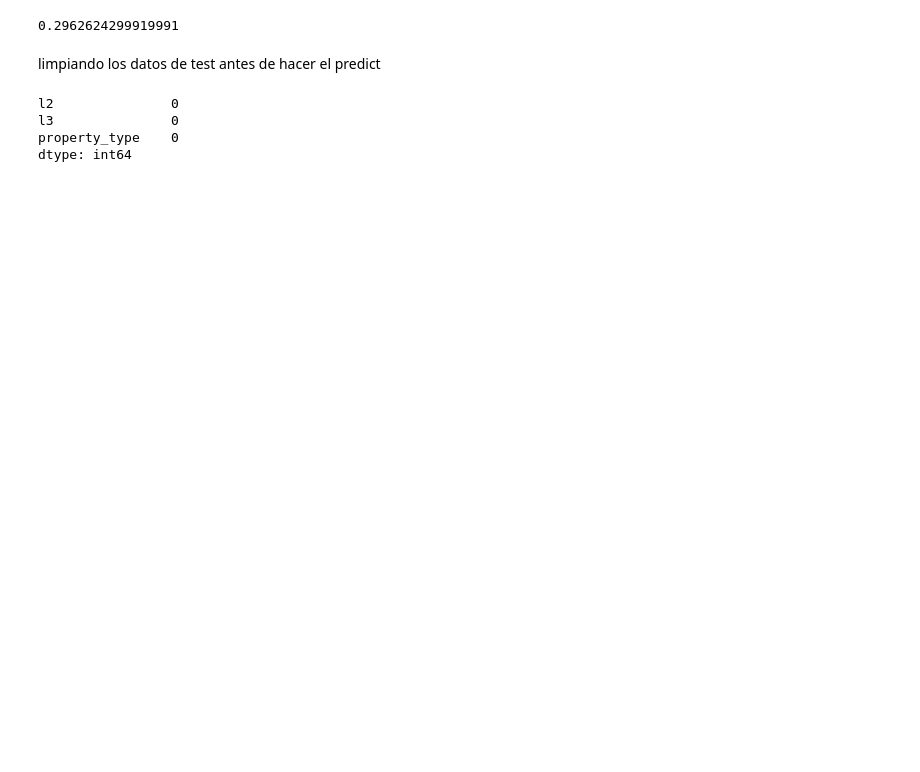
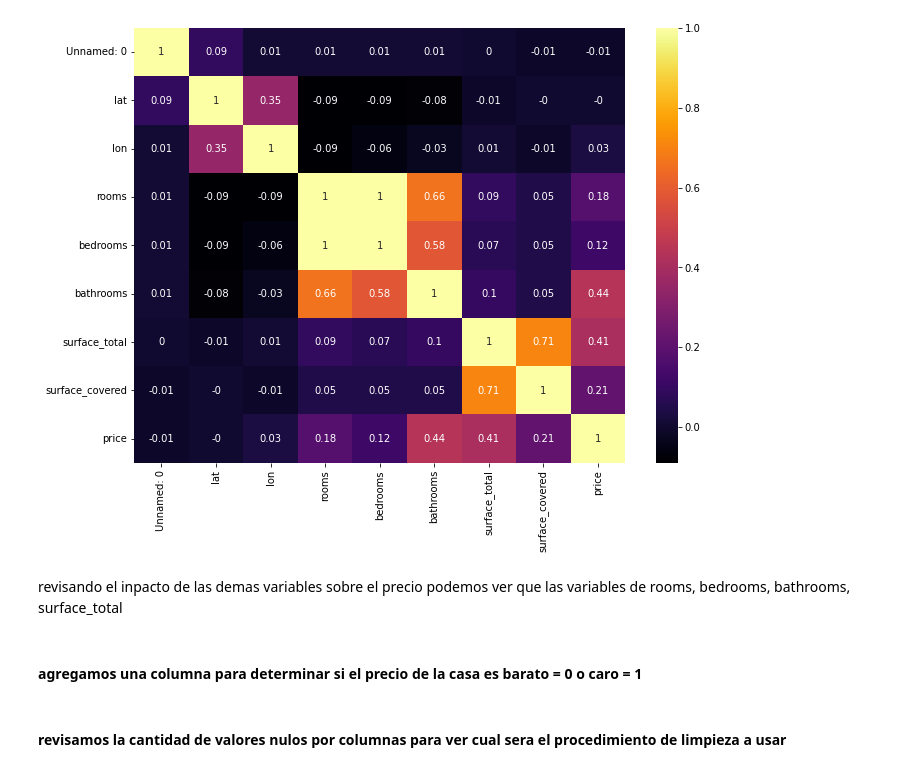
Before and after one commit to khorneflakes-dev/Henry-Datathon-Machine-Learning, a Jupyter notebook: app.ipynb, the cells around one changed output. Drawn from its saved outputs; the diff is of its cells as text; code cells hidden in the pictures; blank space fills up the shorter version.

```diff
--- a/app.ipynb
+++ b/app.ipynb
@@ -116,16 +8,0 @@ array([[26782,  1773],
-# %%
-recall = recall_score(y_test, y_pred)
-recall
-# %% [output]
-0.2962624299919991
-# %% [markdown]
-limpiando los datos de test antes de hacer el predict
-# %%
-columns2 = ['l2','l3','property_type']
-df_demo2 = df_test[columns2].dropna()
-df_demo2.isnull().sum()
-# %% [output]
-l2               0
-l3               0
-property_type    0
-dtype: int64
@@ -133,0 +12,12 @@ predict = bosque.predict()
+# %%
+corr = df_train.corr().round(2)
+
+plt.figure(figsize=(11,8))
+sns.heatmap(corr, cmap="inferno", annot=True)
+plt.show()
+# %% [output]
+[figure, added]
+# %% [markdown]
+revisando el inpacto de las demas variables sobre el precio podemos ver que las variables de rooms, bedrooms, bathrooms, surface_total
+# %% [markdown]
+#### agregamos una columna para determinar si el precio de la casa es barato = 0 o caro = 1
@@ -133,0 +27,2 @@ predict = bosque.predict()
+# %% [markdown]
+#### revisamos la cantidad de valores nulos por columnas para ver cual sera el procedimiento de limpieza a usar
```
Also changed, not shown: parts of 29 cells of this notebook, 2 other files.
